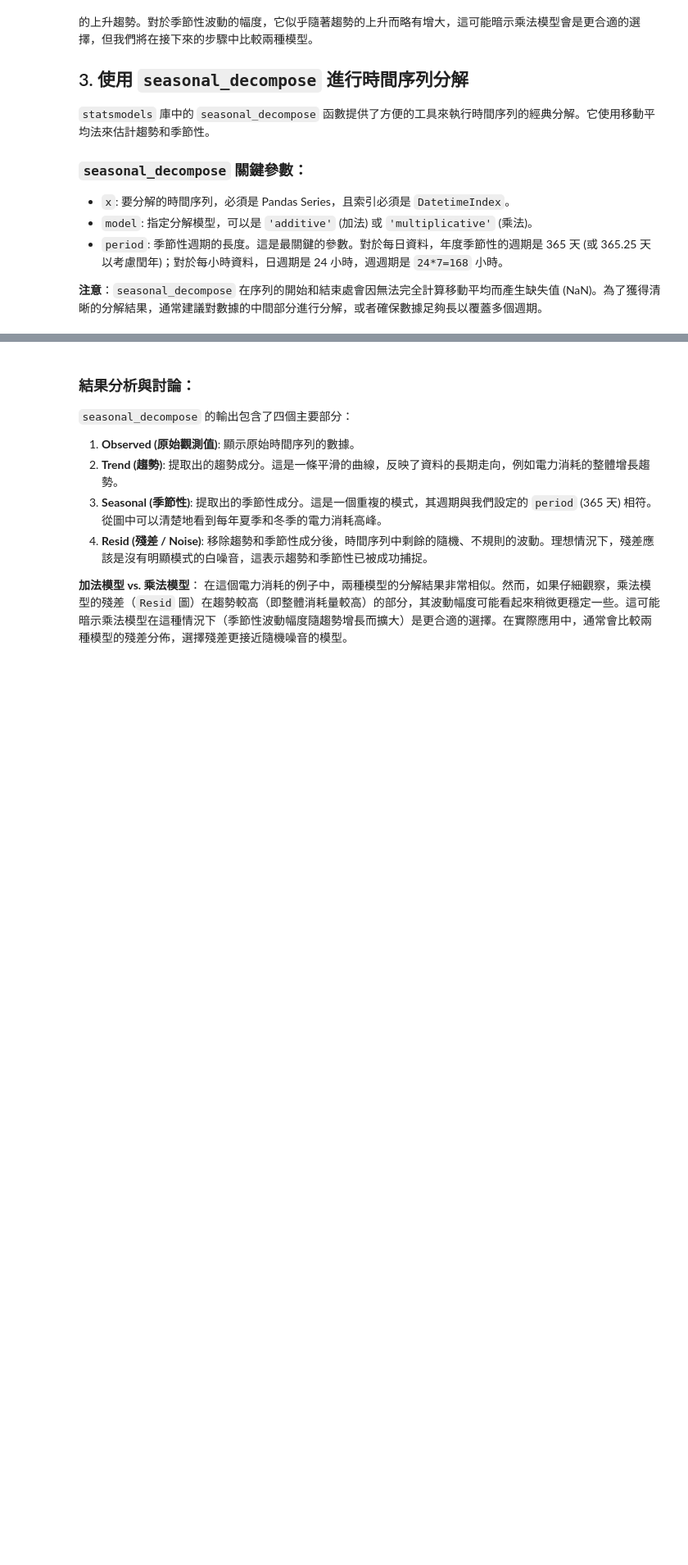
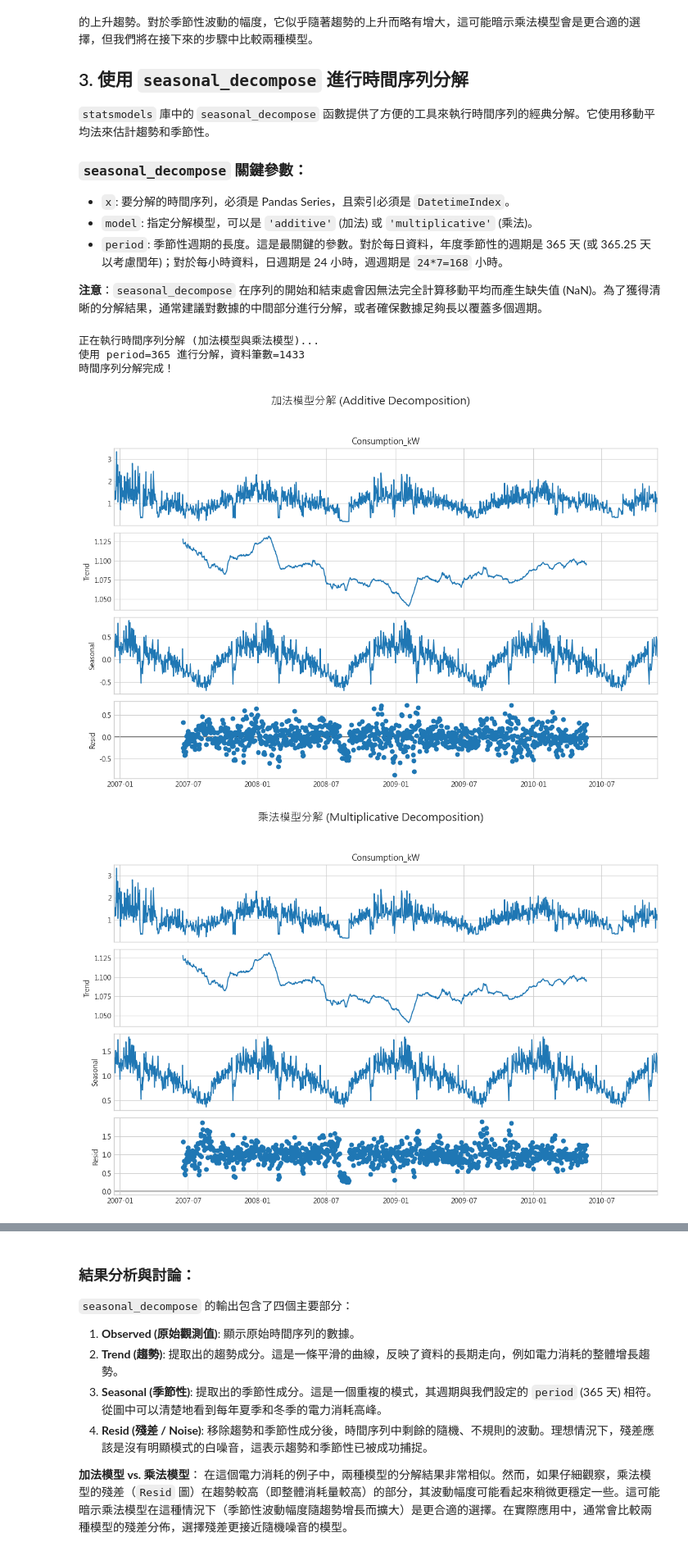
Before and after one commit to Zenobia000/iSpan_python-FE_DM-cookbooks, a Jupyter notebook: data_mining_course/modules/module_08_time_series/notebooks/04_seasonality_trend.ipynb, the cells around one changed output, grey strips where cells are left out. Shown at 82% size. Saved outputs shown, nothing was run; the diff lists cells and outputs as text; code cells hidden in the pictures; blank space fills up the shorter version.

```diff
--- a/data_mining_course/modules/module_08_time_series/notebooks/04_seasonality_trend.ipynb
+++ b/data_mining_course/modules/module_08_time_series/notebooks/04_seasonality_trend.ipynb
@@ -56,12 +61,17 @@ import os
 
 from statsmodels.tsa.seasonal import seasonal_decompose # 導入時間序列分解工具
 
-# 設定繪圖樣式，保持圖表美觀一致
-sns.set_style('whitegrid')
-plt.rcParams['figure.figsize'] = (14, 10) # 設定預設圖表大小
+# 設定繪圖樣式
+# 'seaborn-v0_8-whitegrid' 提供了帶有白色網格的 seaborn 預設風格，更易於讀取
+plt.style.use('seaborn-v0_8-whitegrid')
+# 設置中文字體，以防圖表標題或標籤出現亂碼
+# 請確保您的環境中已安裝 'Microsoft JhengHei' 或其他中文字型
+plt.rcParams['font.sans-serif'] = ['Microsoft JhengHei']
+plt.rcParams['axes.unicode_minus'] = False  # 解決負號顯示問題
+print("Matplotlib and Seaborn styles configured.")
 
 # 資料路徑
-DATASET_PATH_TXT = '../../datasets/raw/power_consumption/household_power_consumption.txt'
+DATASET_PATH_TXT = '../../../../datasets/raw/power_consumption/household_power_consumption.txt'
 
 # 檢查資料是否存在，若不存在則創建一個虛擬資料集
 if not os.path.exists(DATASET_PATH_TXT):
@@ -154,35 +187,52 @@ if not df_daily.empty:
 # %%
 print("正在執行時間序列分解 (加法模型與乘法模型)...")
 
 # 我們只取其中幾年的資料來分解，避免邊界效應影響太大，以獲得更穩定的結果
 # 選擇 2015 到 2017 年的數據進行分解
 if not df_daily.empty:
-    # 加法模型分解
-    decomposition_additive = seasonal_decompose(
-        df_daily['Consumption_kW']['2015':'2017'],
-        model='additive',
-        period=365 # 每日數據的年度季節性週期為 365 天
-    )
+    # 取得完整資料範圍，確保有足夠長度進行分解
+    # seasonal_decompose 需要至少 2 個週期的資料（此處 period=365，需至少 730 筆）
+    # 若資料長度不足，則自動調整 period
+    series = df_daily['Consumption_kW']
+    n_obs = len(series)
+    min_period = 2  # 至少兩個觀測值才能分解
+    # 預設 period=365，若資料不足則自動縮小 period
+    period = 365 if n_obs >= 730 else max(min_period, n_obs // 2)
 
-    # 乘法模型分解
-    decomposition_multiplicative = seasonal_decompose(
-        df_daily['Consumption_kW']['2015':'2017'],
-        model='multiplicative',
-        period=365
-    )
+    if n_obs < 4:
+        print(f"資料筆數過少（{n_obs}），無法進行分解。")
+    else:
+        print(f"使用 period={period} 進行分解，資料筆數={n_obs}")
 
-    print("時間序列分解完成！")
+        decomposition_additive = seasonal_decompose(
+            series,
+            model='additive',
+            period=period
+        )
+        decomposition_multiplicative = seasonal_decompose(
+            series,
+            model='multiplicative',
+            period=period
+        )
 
-    # 繪製分解結果：兩個模型的圖會分別生成
-    fig_add = decomposition_additive.plot()
-    fig_add.set_size_inches(12, 8) # 調整圖表大小
-    fig_add.suptitle('加法模型分解 (Additive Decomposition)', y=1.02, fontsize=16) # 調整標題位置
+        print("時間序列分解完成！")
 
-    fig_mul = decomposition_multiplicative.plot()
-    fig_mul.set_size_inches(12, 8)
-    fig_mul.suptitle('乘法模型分解 (Multiplicative Decomposition)', y=1.02, fontsize=16)
+        fig_add = decomposition_additive.plot()
+        fig_add.set_size_inches(12, 8)
+        fig_add.suptitle('加法模型分解 (Additive Decomposition)', y=1.02, fontsize=16)
 
-    plt.tight_layout(rect=[0, 0, 1, 0.98]) # 調整佈局以防止標題重疊
-    plt.show()
+        fig_mul = decomposition_multiplicative.plot()
+        fig_mul.set_size_inches(12, 8)
+        fig_mul.suptitle('乘法模型分解 (Multiplicative Decomposition)', y=1.02, fontsize=16)
+
+        fig_add.tight_layout(rect=[0, 0, 1, 0.98])
+        fig_mul.tight_layout(rect=[0, 0, 1, 0.98])
+        plt.show()
 else:
     print("資料集為空，無法執行時間序列分解。")
+# %% [output]
+正在執行時間序列分解 (加法模型與乘法模型)...
+使用 period=365 進行分解，資料筆數=1433
+時間序列分解完成！
+[figure, added]
+[figure, added]
```
Also changed, not shown: parts of 7 cells of this notebook, 12 other files.
